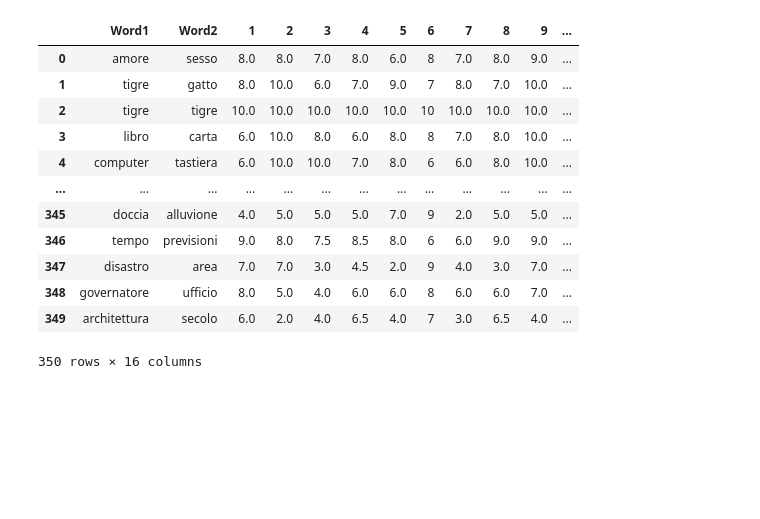
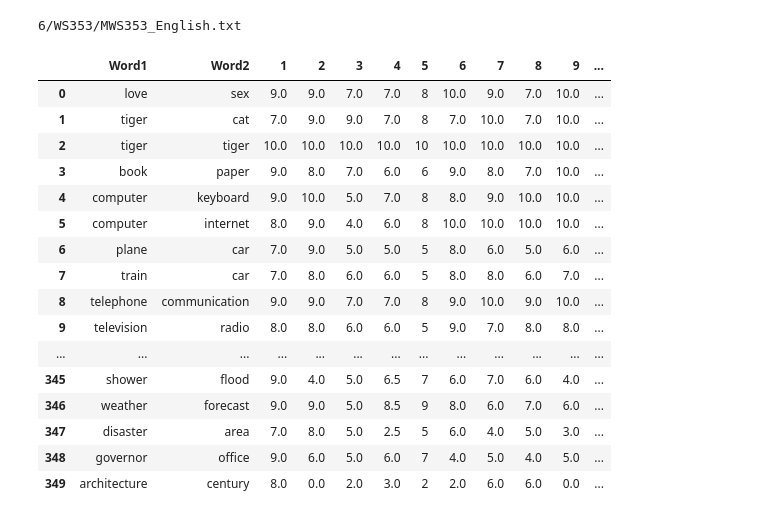
Before and after one commit to LyteFM/pytorch-sgns, a Jupyter notebook: Human_similarity_judgment.ipynb, the cells around one changed output. Saved outputs shown, nothing was run; the diff lists cells and outputs as text; code cells hidden in the pictures; blank space fills up the shorter version.

```diff
--- a/Human_similarity_judgment.ipynb
+++ b/Human_similarity_judgment.ipynb
@@ -14,22 +14,29 @@ lan = 'it'
 wsd_dir = 'WS353'
 # %%
 # Word similarity dataset WS353
-sim_ds = pd.read_csv(os.path.join(wsd_dir, 'MWS353_Italian.txt'), sep=",")
+lan_to_file = {'de': 'German', 'en': 'English', 'it': 'Italian'}
+print(os.path.join('6', wsd_dir, f'MWS353_{lan_to_file[lan]}.txt'))
+sim_ds = pd.read_csv(os.path.join('6', wsd_dir, f'MWS353_{lan_to_file[lan]}.txt'), sep=",")
 sim_ds
 # %% [output]
+6/WS353/MWS353_English.txt
 |  | Word1 | Word2 | 1 | 2 | 3 | 4 | 5 | 6 | 7 | 8 | 9 | ... |
-| 0 | amore | sesso | 8.0 | 8.0 | 7.0 | 8.0 | 6.0 | 8 | 7.0 | 8.0 | 9.0 | ... |
-| 1 | tigre | gatto | 8.0 | 10.0 | 6.0 | 7.0 | 9.0 | 7 | 8.0 | 7.0 | 10.0 | ... |
-| 2 | tigre | tigre | 10.0 | 10.0 | 10.0 | 10.0 | 10.0 | 10 | 10.0 | 10.0 | 10.0 | ... |
-| 3 | libro | carta | 6.0 | 10.0 | 8.0 | 6.0 | 8.0 | 8 | 7.0 | 8.0 | 10.0 | ... |
-| 4 | computer | tastiera | 6.0 | 10.0 | 10.0 | 7.0 | 8.0 | 6 | 6.0 | 8.0 | 10.0 | ... |
+| 0 | love | sex | 9.0 | 9.0 | 7.0 | 7.0 | 8 | 10.0 | 9.0 | 7.0 | 10.0 | ... |
+| 1 | tiger | cat | 7.0 | 9.0 | 9.0 | 7.0 | 8 | 7.0 | 10.0 | 7.0 | 10.0 | ... |
+| 2 | tiger | tiger | 10.0 | 10.0 | 10.0 | 10.0 | 10 | 10.0 | 10.0 | 10.0 | 10.0 | ... |
+| 3 | book | paper | 9.0 | 8.0 | 7.0 | 6.0 | 6 | 9.0 | 8.0 | 7.0 | 10.0 | ... |
+| 4 | computer | keyboard | 9.0 | 10.0 | 5.0 | 7.0 | 8 | 8.0 | 9.0 | 10.0 | 10.0 | ... |
+| 5 | computer | internet | 8.0 | 9.0 | 4.0 | 6.0 | 8 | 10.0 | 10.0 | 10.0 | 10.0 | ... |
+| 6 | plane | car | 7.0 | 9.0 | 5.0 | 5.0 | 5 | 8.0 | 6.0 | 5.0 | 6.0 | ... |
+| 7 | train | car | 7.0 | 8.0 | 6.0 | 6.0 | 5 | 8.0 | 8.0 | 6.0 | 7.0 | ... |
+| 8 | telephone | communication | 9.0 | 9.0 | 7.0 | 7.0 | 8 | 9.0 | 10.0 | 9.0 | 10.0 | ... |
+| 9 | television | radio | 8.0 | 8.0 | 6.0 | 6.0 | 5 | 9.0 | 7.0 | 8.0 | 8.0 | ... |
 | ... | ... | ... | ... | ... | ... | ... | ... | ... | ... | ... | ... | ... |
-| 345 | doccia | alluvione | 4.0 | 5.0 | 5.0 | 5.0 | 7.0 | 9 | 2.0 | 5.0 | 5.0 | ... |
-| 346 | tempo | previsioni | 9.0 | 8.0 | 7.5 | 8.5 | 8.0 | 6 | 6.0 | 9.0 | 9.0 | ... |
-| 347 | disastro | area | 7.0 | 7.0 | 3.0 | 4.5 | 2.0 | 9 | 4.0 | 3.0 | 7.0 | ... |
-| 348 | governatore | ufficio | 8.0 | 5.0 | 4.0 | 6.0 | 6.0 | 8 | 6.0 | 6.0 | 7.0 | ... |
-| 349 | architettura | secolo | 6.0 | 2.0 | 4.0 | 6.5 | 4.0 | 7 | 3.0 | 6.5 | 4.0 | ... |
+| 345 | shower | flood | 9.0 | 4.0 | 5.0 | 6.5 | 7 | 6.0 | 7.0 | 6.0 | 4.0 | ... |
+| 346 | weather | forecast | 9.0 | 9.0 | 5.0 | 8.5 | 9 | 8.0 | 6.0 | 7.0 | 6.0 | ... |
+| 347 | disaster | area | 7.0 | 8.0 | 5.0 | 2.5 | 5 | 6.0 | 4.0 | 5.0 | 3.0 | ... |
+| 348 | governor | office | 9.0 | 6.0 | 5.0 | 6.0 | 7 | 4.0 | 5.0 | 4.0 | 5.0 | ... |
+| 349 | architecture | century | 8.0 | 0.0 | 2.0 | 3.0 | 2 | 2.0 | 6.0 | 6.0 | 0.0 | ... |
-350 rows × 16 columns
 # %%
 # dictionary = { word: index }
 word2idx = pickle.load(open(os.path.join(data_dir, lan, 'word2idx.dat'), 'rb'))
```
Also changed, not shown: parts of 9 cells of this notebook.
